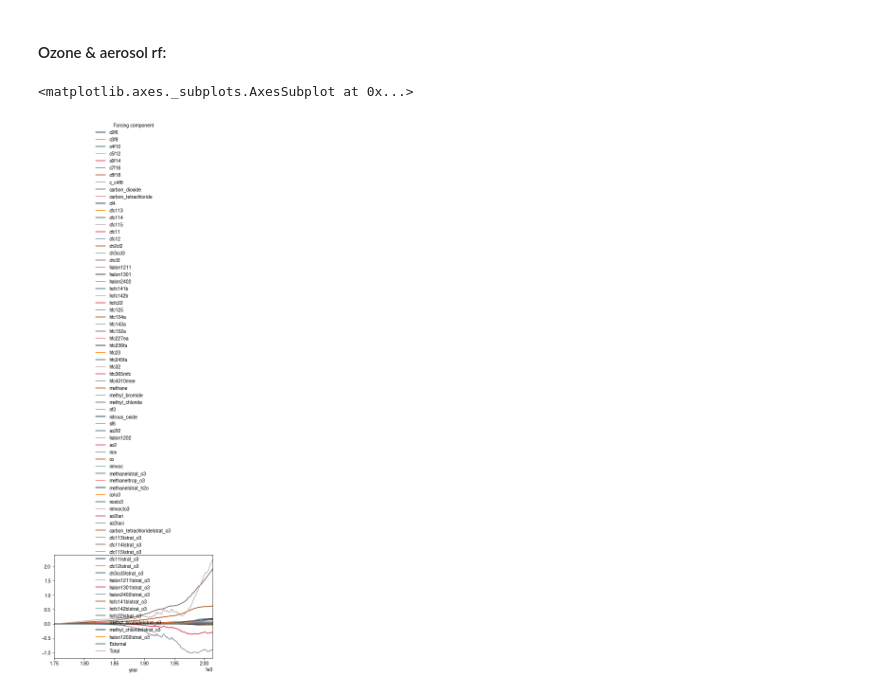
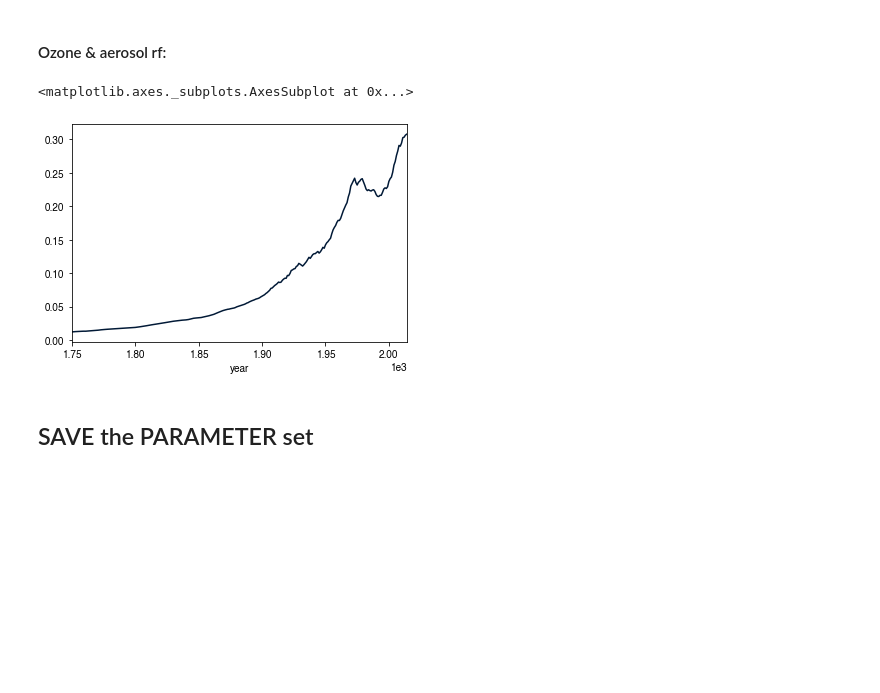
Before and after one commit to njleach/GIR, a Jupyter notebook: GIR/Tuning_GIR.ipynb, the cells around one changed output. Saved outputs shown, nothing was run; the diff lists cells and outputs as text; code cells hidden in the pictures; blank space fills up the shorter version.

```diff
--- a/GIR/Tuning_GIR.ipynb
+++ b/GIR/Tuning_GIR.ipynb
@@ -352,14 +352,14 @@ WMGHG_data = pd.DataFrame(index = WMGHG_concs.columns,columns = ['MW','tau','RE'
 # %%
 WMGHG_data.loc["c2f6"]=[138.01,10000, 0.25,0]
 WMGHG_data.loc["c3f8"]=[188.02,2600, 0.28,0]
-WMGHG_data.loc["c4f10"]=[238.028,2600, 0.36,0]
-WMGHG_data.loc["c5f12"]=[288.036,4100, 0.41,0]
-WMGHG_data.loc["c6f14"]=[338.041845,3100, 0.44,0]
-WMGHG_data.loc["c7f16"]=[388.051,3000, 0.5,0]
+WMGHG_data.loc["c4f10"]=[238.027,2600, 0.36,0]
+WMGHG_data.loc["c5f12"]=[288.034,4100, 0.41,0]
+WMGHG_data.loc["c6f14"]=[338.042,3100, 0.44,0]
+WMGHG_data.loc["c7f16"]=[388.049,3000, 0.5,0]
 WMGHG_data.loc["c8f18"]=[438.06,3000, 0.55,0]
 WMGHG_data.loc["c_c4f8"]=[200.03,3200, 0.32,0]
 
-WMGHG_data.loc["carbon_tetrachloride"]=[153.81,32, 0.174,0.89]
+WMGHG_data.loc["carbon_tetrachloride"]=[153.82,32, 0.174,0.89]
 WMGHG_data.loc["cf4"]=[88.0043,50000, 0.09,0]
 
 WMGHG_data.loc["cfc113"]=[187.376,93, 0.3,0.81]
@@ -584,7 +609,8 @@ ozone VOC forc =  0.00025826768273333695 W m$^{-2}$ Mt${-1}$
 # %%
 # divide ODP by tau, then divide by concentraion above PI and multiply by factor such that the total is -0.15
 ## multiply by 1000 to convert from ppt to ppb
-WMGHG_data['Ozone_RE']=1000*(WMGHG_data.ODP / WMGHG_data.tau)*-0.15/((WMGHG_concs.loc[2011]-WMGHG_concs.loc[1650:1750].mean())*(WMGHG_data.ODP / WMGHG_data.tau)).dropna().sum()
+ozone_rf_target_2011 = -0.15
+WMGHG_data['Ozone_RE']=1000*(WMGHG_data.ODP / WMGHG_data.tau)*ozone_rf_target_2011/((WMGHG_concs.loc[2011]-WMGHG_concs.loc[1650:1750].mean())*(WMGHG_data.ODP / WMGHG_data.tau)).dropna().sum()
 WMGHG_data = WMGHG_data.apply(pd.to_numeric)
 # %% [markdown]
 ## Adding it all together to create a parameter set
@@ -660,7 +693,7 @@ default_params = pd.concat([default_params],keys=['default'],axis=1)
 ## lets try a run!
 test_concs_run = WMGHG_concs.loc[1750:].copy()
 test_concs_run.loc[:,WMGHG_data.dropna().index] /= 1000
-for aerosol in ['so2','nmvoc','co','nox']:
+for aerosol in ['so2','nmvoc','co','nox','nh3','oc','bc']:
     test_concs_run.loc[:,aerosol] = CEDS_aerosols.loc[:,aerosol].values
 # have to include the natural emissions in the so2 concs also
 test_concs_run.loc[:,'so2']+=60
@@ -691,8 +724,10 @@ test_run['Emissions'].xs('nitrous_oxide',axis=1,level=-1).rolling(2).mean().roll
 [figure]
 # %% [markdown]
 #### Ozone & aerosol rf:
-# %%
-test_run['RF']['historical']['default'].plot()
-# %% [output]
-<matplotlib.axes._subplots.AxesSubplot at 0x...>
-[figure, removed]
+# %%
+test_run['RF']['historical']['default'][[x for x in default_params.columns.levels[1] if 'o3' in x]].sum(axis=1).plot()
+# %% [output]
+<matplotlib.axes._subplots.AxesSubplot at 0x...>
+[figure, added]
+# %% [markdown]
+## SAVE the PARAMETER set
```
Also changed, not shown: parts of 5 cells of this notebook, 6 other files.
